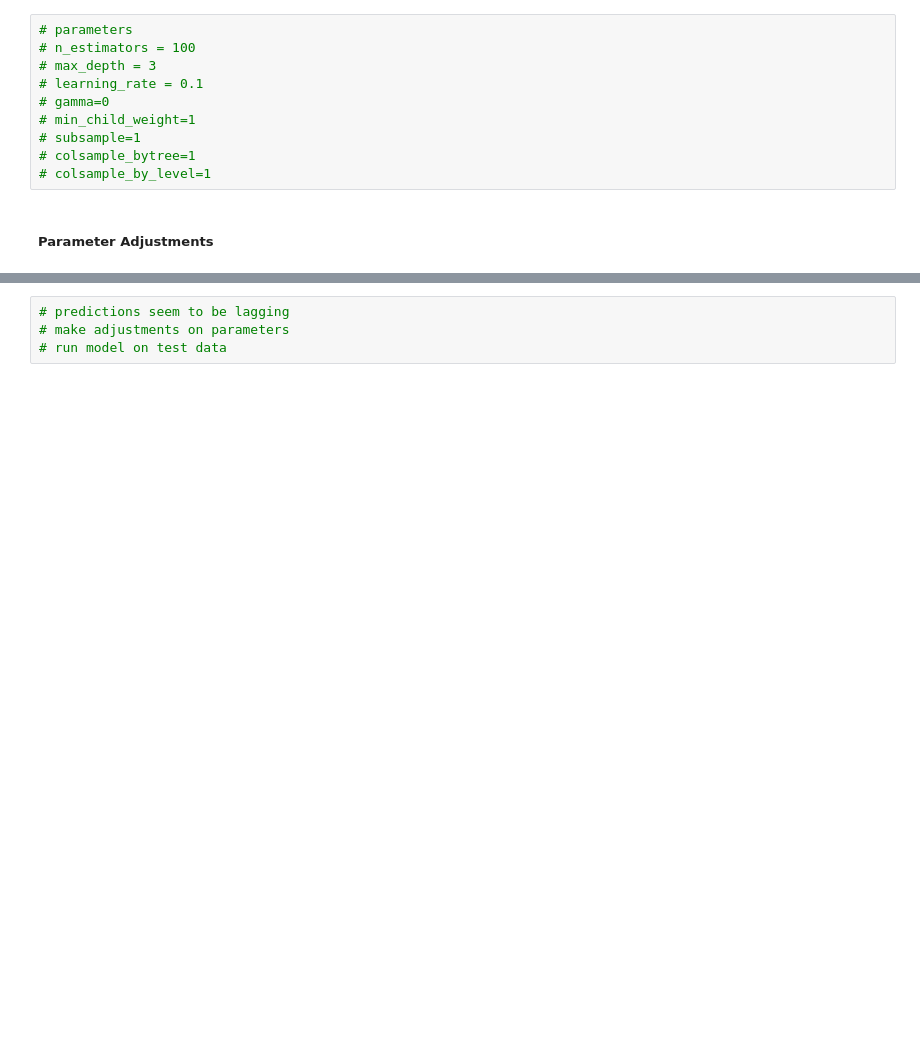
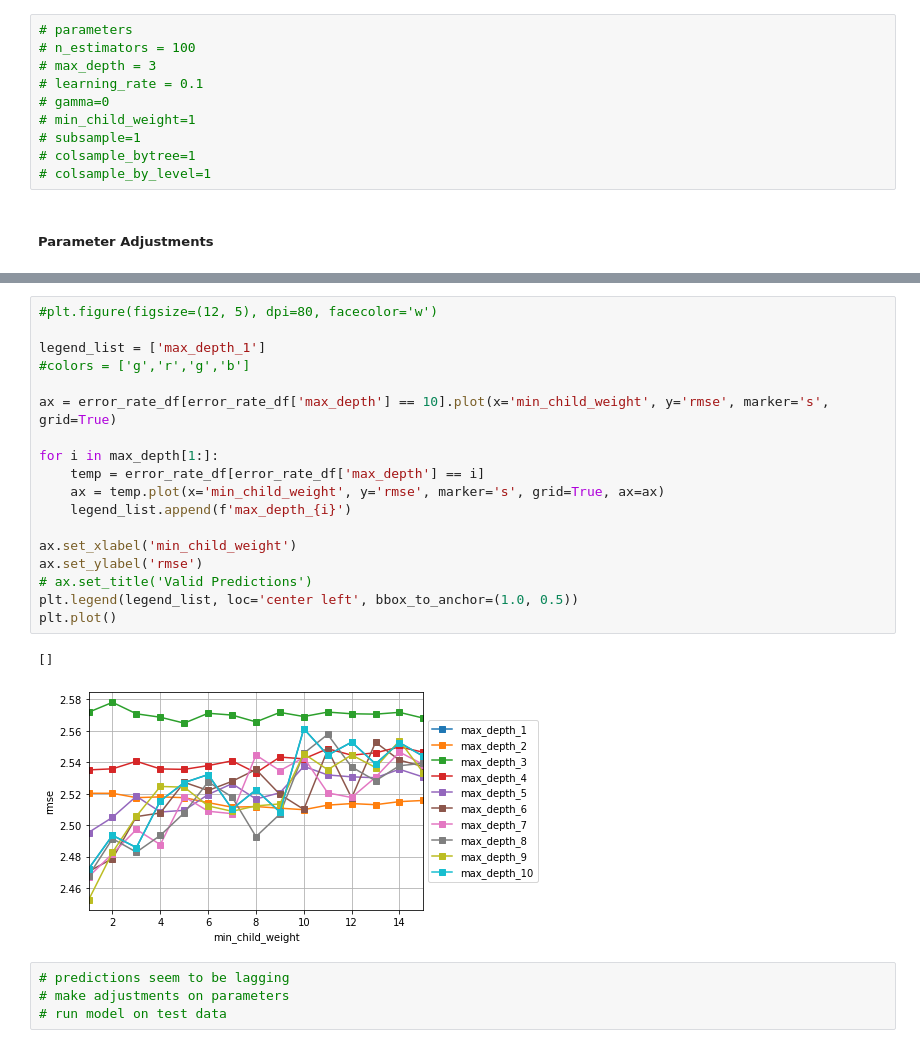
Before and after one commit to terrill11/spy_trend, a Jupyter notebook: spy_trend_xgboost.ipynb, the cells around one changed output, grey strips where cells are left out. Saved outputs shown, nothing was run; the diff lists cells and outputs as text; blank space fills up the shorter version.

```diff
--- a/spy_trend_xgboost.ipynb
+++ b/spy_trend_xgboost.ipynb
@@ -550,4 +543,25 @@ error_rate_df
 150 rows × 3 columns
+# %%
+#plt.figure(figsize=(12, 5), dpi=80, facecolor='w')
+
+legend_list = ['max_depth_1']
+#colors = ['g','r','g','b']
+
+ax = error_rate_df[error_rate_df['max_depth'] == 10].plot(x='min_child_weight', y='rmse', marker='s', grid=True)
+
+for i in max_depth[1:]:
+    temp = error_rate_df[error_rate_df['max_depth'] == i]
+    ax = temp.plot(x='min_child_weight', y='rmse', marker='s', grid=True, ax=ax)
+    legend_list.append(f'max_depth_{i}')
+
+ax.set_xlabel('min_child_weight')
+ax.set_ylabel('rmse')
+# ax.set_title('Valid Predictions')
+plt.legend(legend_list, loc='center left', bbox_to_anchor=(1.0, 0.5))
+plt.plot()
+# %% [output]
+[]
+[figure, added]
 # %%
 # predictions seem to be lagging
 # make adjustments on parameters
```
Also changed, not shown: parts of 3 cells of this notebook.
